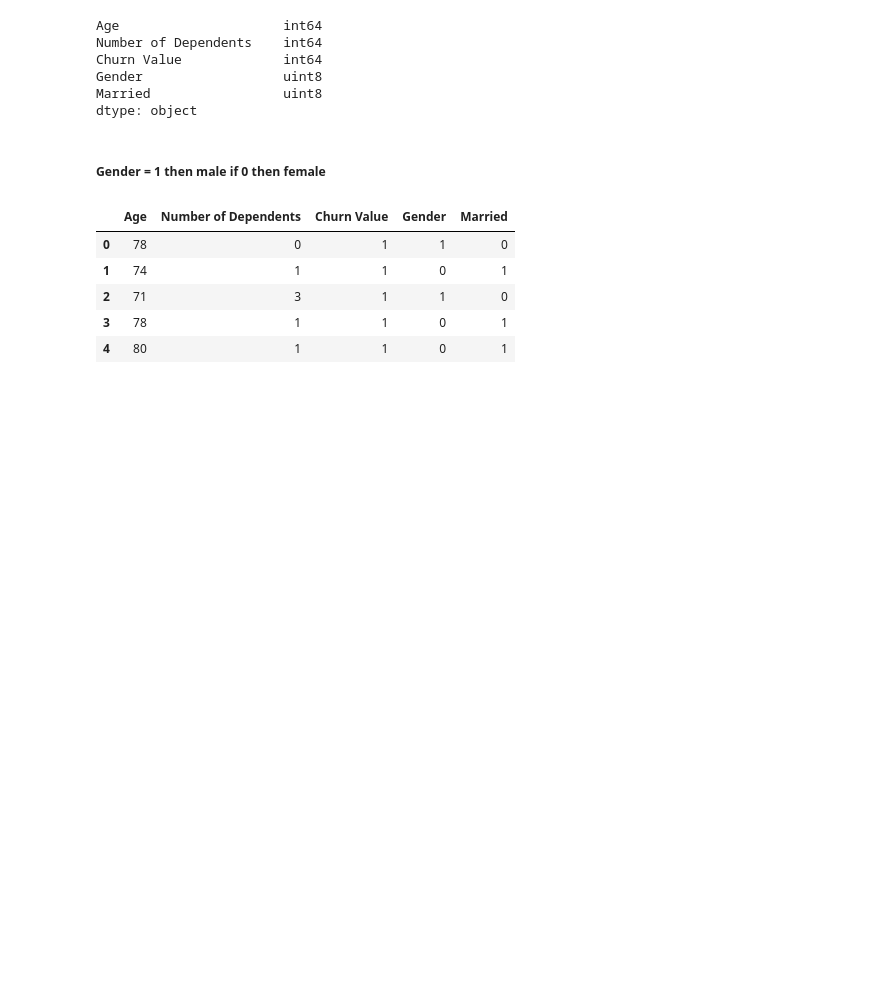
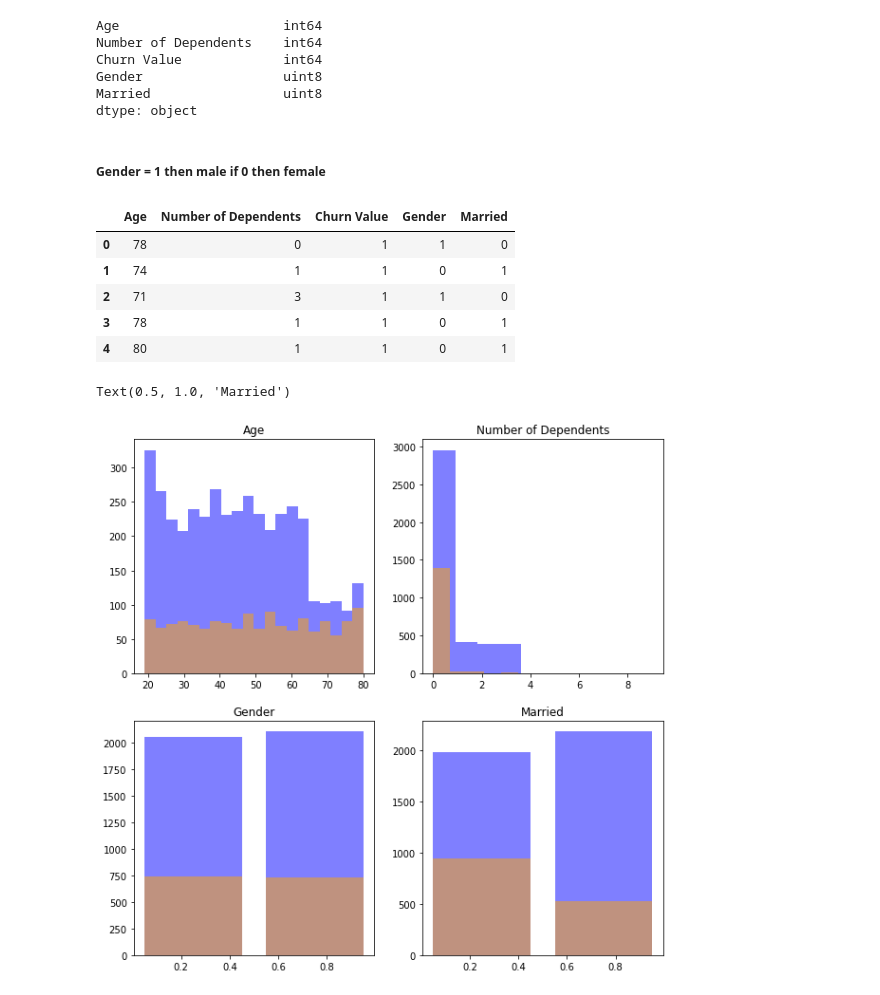
Before and after one commit to Ahmedmma72/Customer-Churn-Analysis-For-Telecommunication, a Jupyter notebook: Q1/q1.ipynb, the cells around one changed output. Drawn from its saved outputs; the diff is of its cells as text; code cells hidden in the pictures; blank space fills up the shorter version.

```diff
--- a/Q1/q1.ipynb
+++ b/Q1/q1.ipynb
@@ -123,6 +130,28 @@ dataset.head()
 # %%
 # split the dataset into training and test sets
 train, test = train_test_split(dataset, test_size=0.2, random_state=42)
-
-# split the training set into training and validation sets
-train, val = train_test_split(train, test_size=0.2, random_state=42)
+# %%
+# visualize the distribution of the demographic features vs churn value
+fig, ax = plt.subplots(2, 2, figsize=(10, 10))
+ax[0, 0].hist(train[train['Churn Value'] == 0]['Age'], bins=20, color='blue', alpha=0.5)
+ax[0, 0].hist(train[train['Churn Value'] == 1]['Age'], bins=20, color='orange', alpha=0.5)
+ax[0, 0].set_title('Age')
+
+ax[0, 1].hist(train[train['Churn Value'] == 0]['Number of Dependents'], bins=10, color='blue', alpha=0.5)
+ax[0, 1].hist(train[train['Churn Value'] == 1]['Number of Dependents'], bins=10, color='orange', alpha=0.5)
+ax[0, 1].set_title('Number of Dependents')
+
+ax[1, 0].hist(train[train['Churn Value'] == 0]['Gender'],
+              bins=2, color='blue', alpha=0.5, rwidth=0.8)
+ax[1, 0].hist(train[train['Churn Value'] == 1]['Gender'],
+              bins=2, color='orange', alpha=0.5, rwidth=0.8)
+ax[1, 0].set_title('Gender')
+
+ax[1, 1].hist(train[train['Churn Value'] == 0]['Married'],
+              bins=2, color='blue', alpha=0.5,rwidth=0.8)
+ax[1, 1].hist(train[train['Churn Value'] == 1]['Married'],
+              bins=2, color='orange', alpha=0.5, rwidth=0.8)
+ax[1, 1].set_title('Married')
+# %% [output]
+Text(0.5, 1.0, 'Married')
+[figure, added]
```
Also changed, not shown: parts of 11 cells of this notebook.
